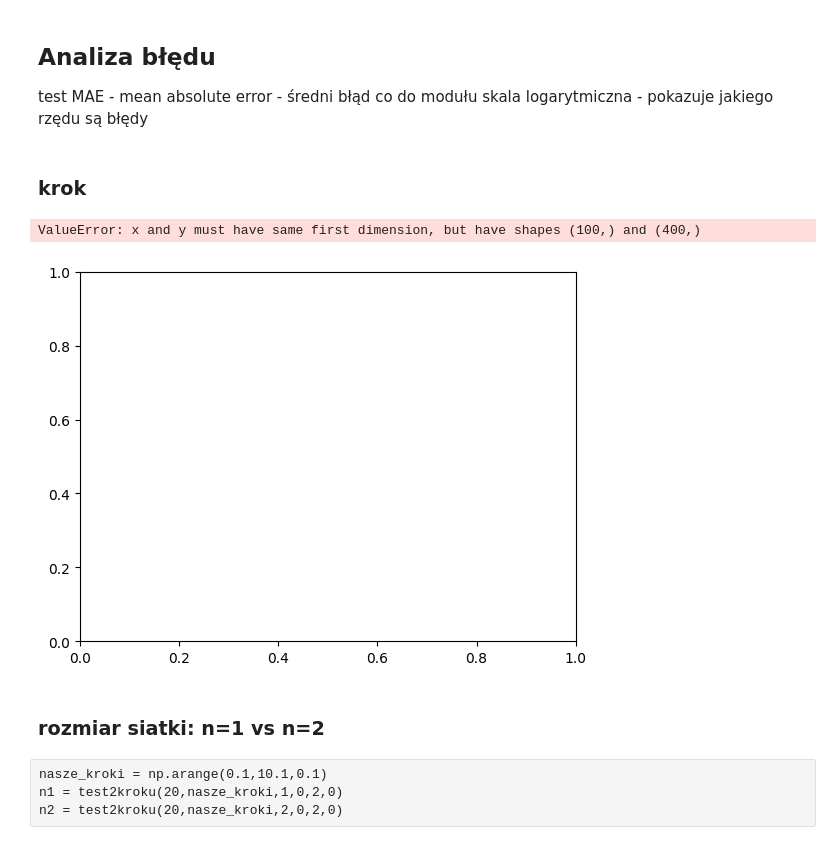
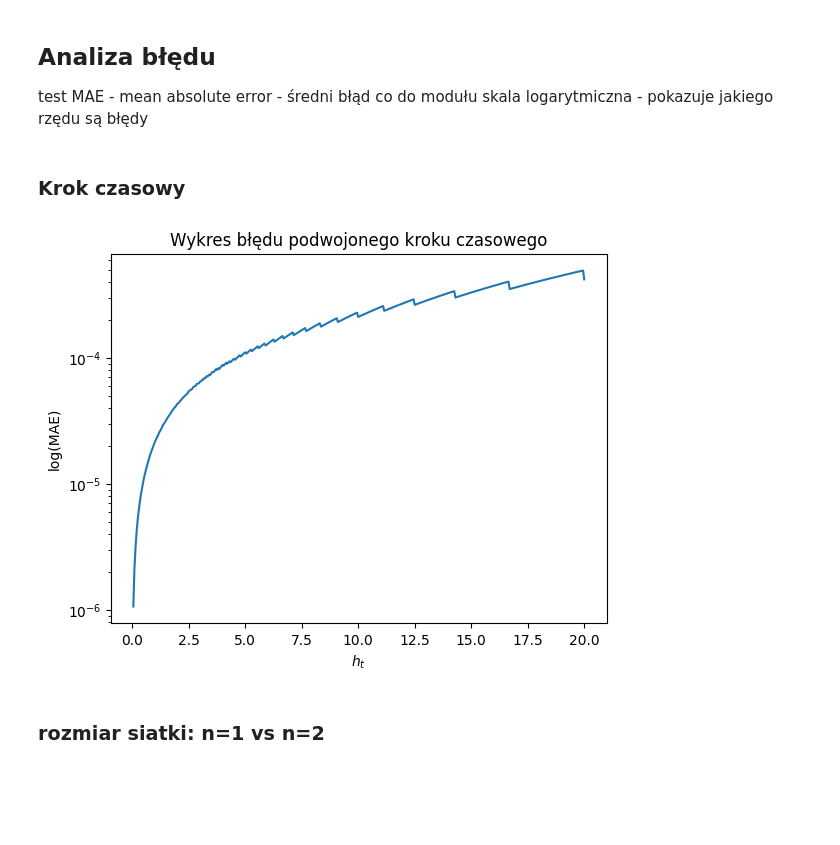
Before and after one commit to Gonieeg/MODDET_projekt, a Jupyter notebook: notebooks/analiza_bledu.ipynb, the cells around one changed output. Cells and saved outputs as stored; diff of their text form; code cells hidden in the pictures; blank space fills up the shorter version.

```diff
--- a/notebooks/analiza_bledu.ipynb
+++ b/notebooks/analiza_bledu.ipynb
@@ -12,14 +15,10 @@ from funkcje_analiza_bledu import test2kroku
 # %% [markdown]
-### krok
+### Krok czasowy
 # %%
 nasze_kroki = np.arange(0.05,20.05,0.05)
-h20 = test2kroku(40,nasze_kroki,1,0,2,0)
+T=100
+h20 = test2kroku(T,nasze_kroki,1,0,2,0)
 # %% [output]
-ValueError: x and y must have same first dimension, but have shapes (100,) and (400,)
-[figure, old version]
+[figure, new version]
 # %% [markdown]
 ### rozmiar siatki: n=1 vs n=2
-# %% [raw]
-nasze_kroki = np.arange(0.1,10.1,0.1)
-n1 = test2kroku(20,nasze_kroki,1,0,2,0)
-n2 = test2kroku(20,nasze_kroki,2,0,2,0)
```
Also changed, not shown: parts of 17 cells of this notebook, 3 other files.
